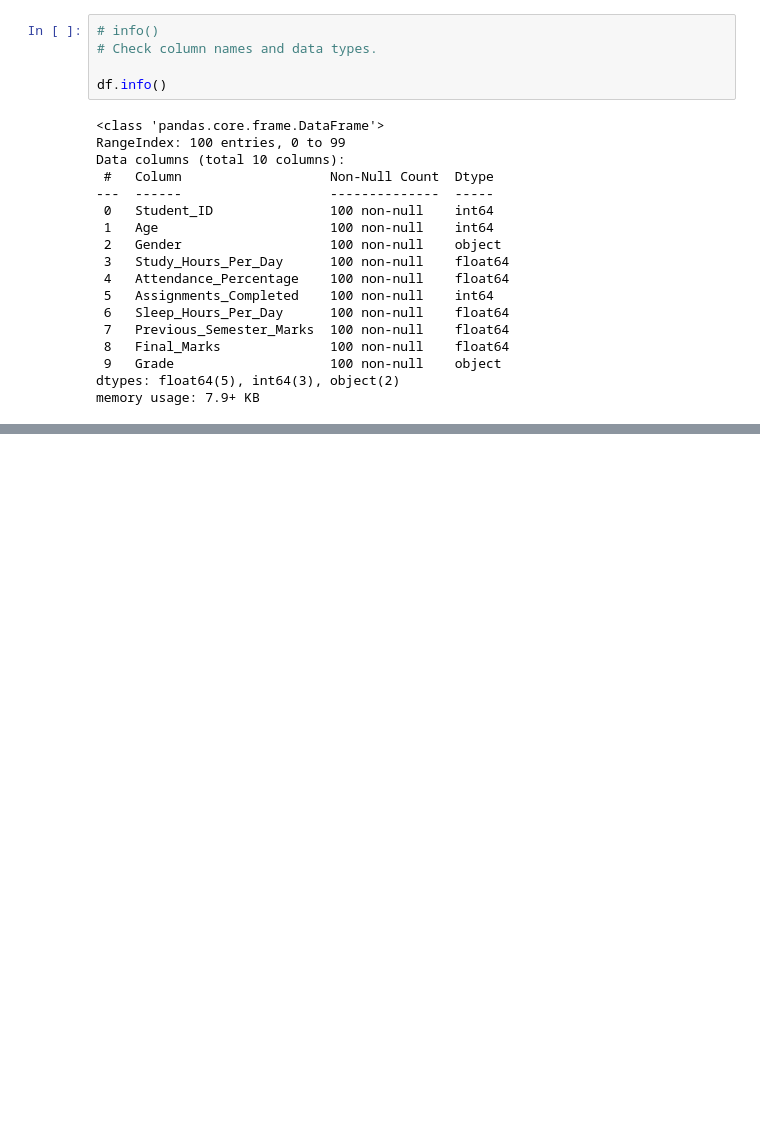
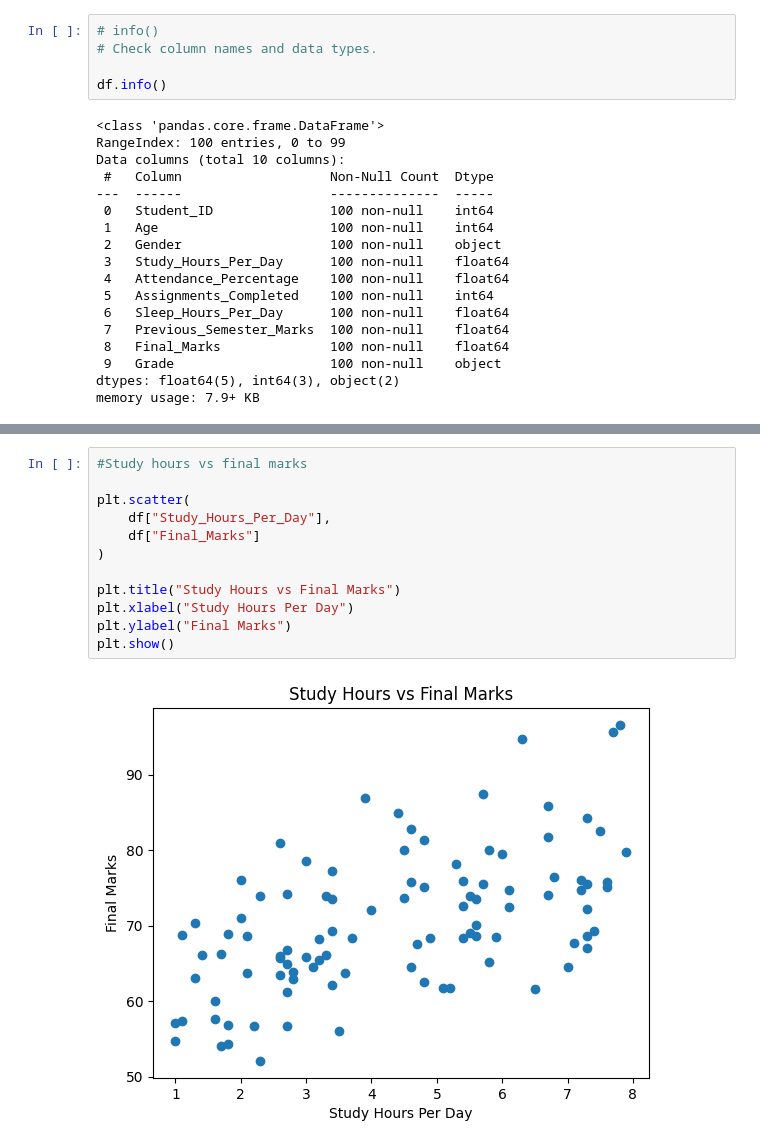
Before and after one commit to liyaemil123/python-project, a Jupyter notebook: pandas/student_performance_analysis.ipynb, the cells around one changed output, grey strips where cells are left out. Saved outputs shown, nothing was run; the diff lists cells and outputs as text; blank space fills up the shorter version.

```diff
--- a/pandas/student_performance_analysis.ipynb
+++ b/pandas/student_performance_analysis.ipynb
@@ -96,0 +309,14 @@ df.head()
+# %%
+#Study hours vs final marks
+
+plt.scatter(
+    df["Study_Hours_Per_Day"],
+    df["Final_Marks"]
+)
+
+plt.title("Study Hours vs Final Marks")
+plt.xlabel("Study Hours Per Day")
+plt.ylabel("Final Marks")
+plt.show()
+# %% [output]
+[figure, added]
```
Also changed, not shown: parts of 27 cells of this notebook.
